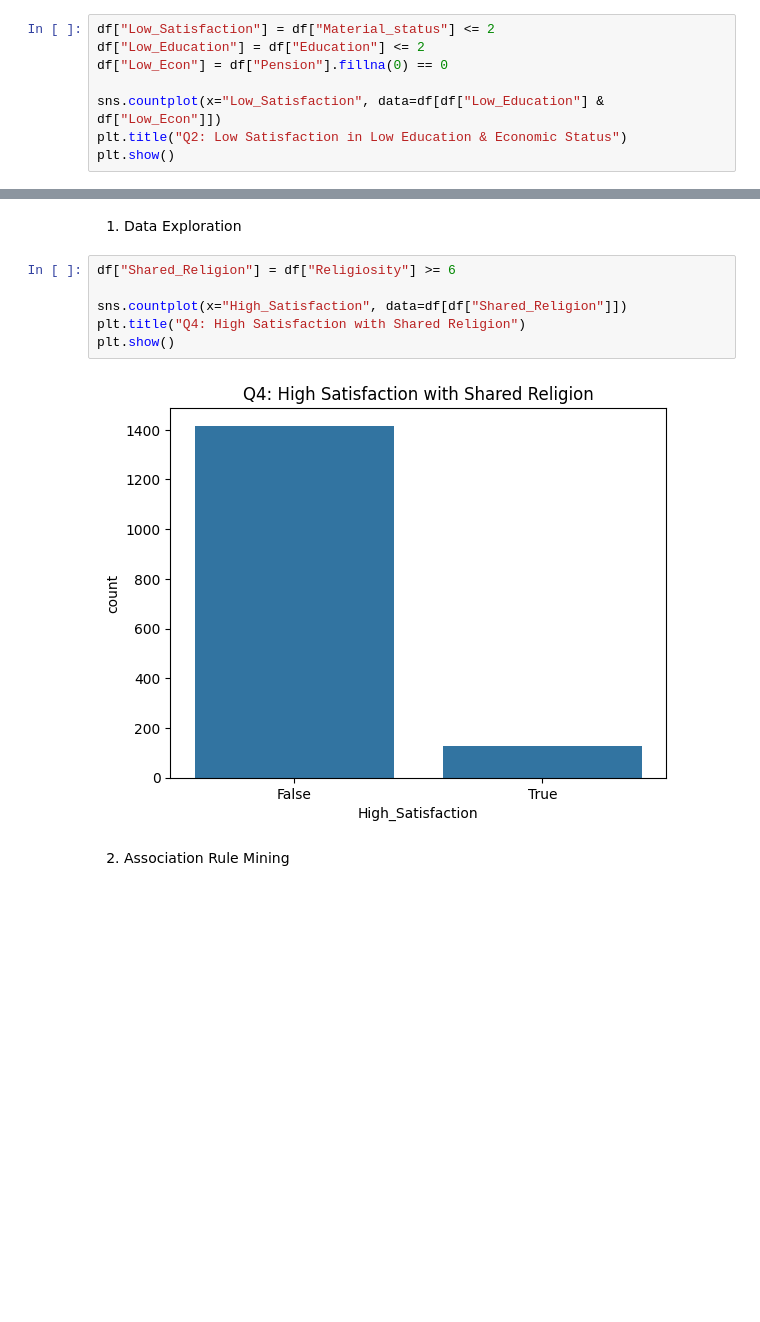
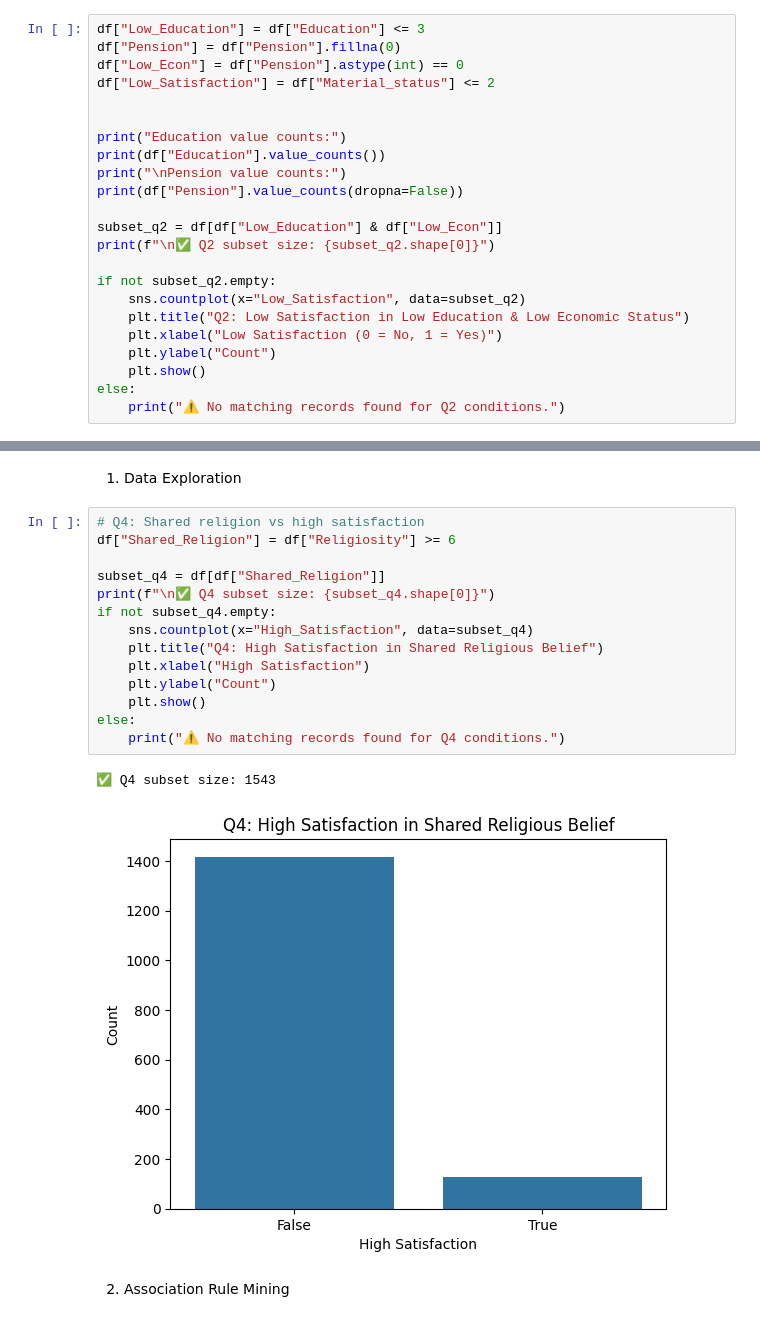
Before and after one commit to JiaJun0207/DataMiningAssignment, a Jupyter notebook: TT2L_G1.ipynb, the cells around one changed output, grey strips where cells are left out. Cells and saved outputs as stored; diff of their text form; blank space fills up the shorter version.

```diff
--- a/TT2L_G1.ipynb
+++ b/TT2L_G1.ipynb
@@ -90,11 +99,26 @@ Q2: Is low marital satisfaction more prevalent among individuals with both low e
 # %% [markdown]
 1. Data Exploration
 # %%
+df["Low_Education"] = df["Education"] <= 3
+df["Pension"] = df["Pension"].fillna(0)
+df["Low_Econ"] = df["Pension"].astype(int) == 0
 df["Low_Satisfaction"] = df["Material_status"] <= 2
-df["Low_Education"] = df["Education"] <= 2
-df["Low_Econ"] = df["Pension"].fillna(0) == 0
 
-sns.countplot(x="Low_Satisfaction", data=df[df["Low_Education"] & df["Low_Econ"]])
-plt.title("Q2: Low Satisfaction in Low Education & Economic Status")
-plt.show()
+
+print("Education value counts:")
+print(df["Education"].value_counts())
+print("\nPension value counts:")
+print(df["Pension"].value_counts(dropna=False))
+
+subset_q2 = df[df["Low_Education"] & df["Low_Econ"]]
+print(f"\n✅ Q2 subset size: {subset_q2.shape[0]}")
+
+if not subset_q2.empty:
+    sns.countplot(x="Low_Satisfaction", data=subset_q2)
+    plt.title("Q2: Low Satisfaction in Low Education & Low Economic Status")
+    plt.xlabel("Low Satisfaction (0 = No, 1 = Yes)")
+    plt.ylabel("Count")
+    plt.show()
+else:
+    print("⚠️ No matching records found for Q2 conditions.")
 # %% [output]
@@ -164,13 +213,22 @@ High satisfaction = Marital_satisfaction ≥ 4
 # %% [markdown]
 1. Data Exploration
 # %%
+# Q4: Shared religion vs high satisfaction
 df["Shared_Religion"] = df["Religiosity"] >= 6
 
-sns.countplot(x="High_Satisfaction", data=df[df["Shared_Religion"]])
-plt.title("Q4: High Satisfaction with Shared Religion")
-plt.show()
+subset_q4 = df[df["Shared_Religion"]]
+print(f"\n✅ Q4 subset size: {subset_q4.shape[0]}")
+if not subset_q4.empty:
+    sns.countplot(x="High_Satisfaction", data=subset_q4)
+    plt.title("Q4: High Satisfaction in Shared Religious Belief")
+    plt.xlabel("High Satisfaction")
+    plt.ylabel("Count")
+    plt.show()
+else:
+    print("⚠️ No matching records found for Q4 conditions.")
 # %% [output]
+✅ Q4 subset size: 1543
-[figure, old version]
+[figure, new version]
 # %% [markdown]
 2. Association Rule Mining
 # %%
```
Also changed, not shown: parts of 4 cells of this notebook.
